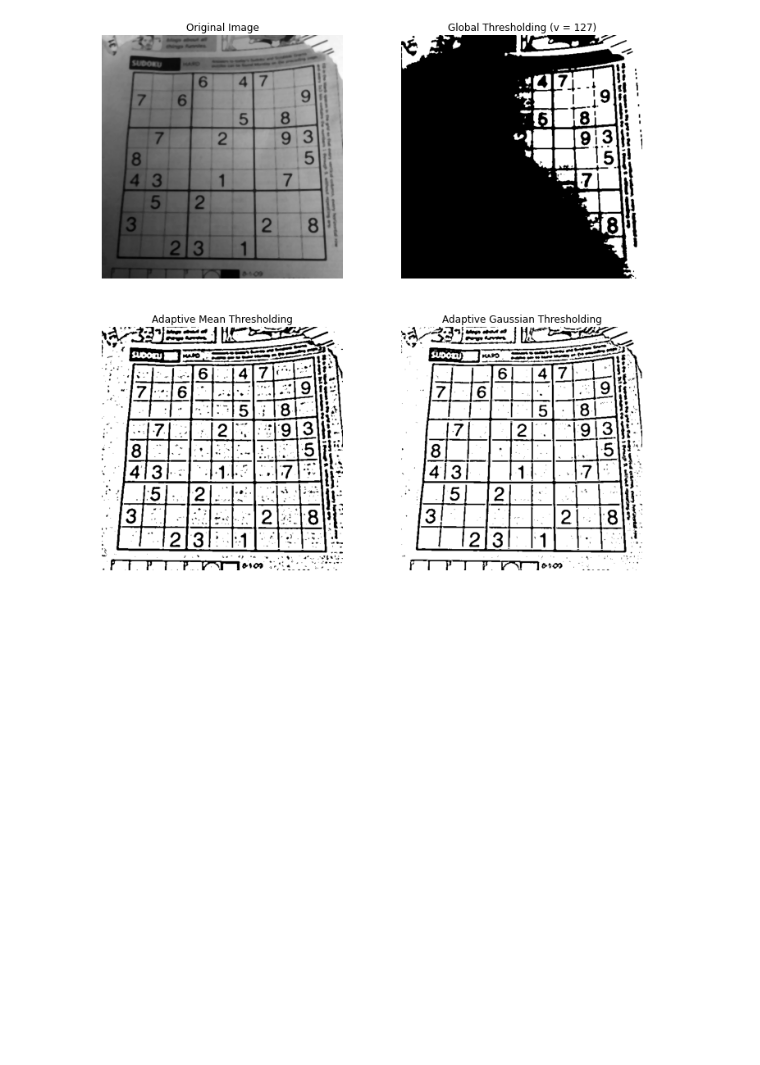
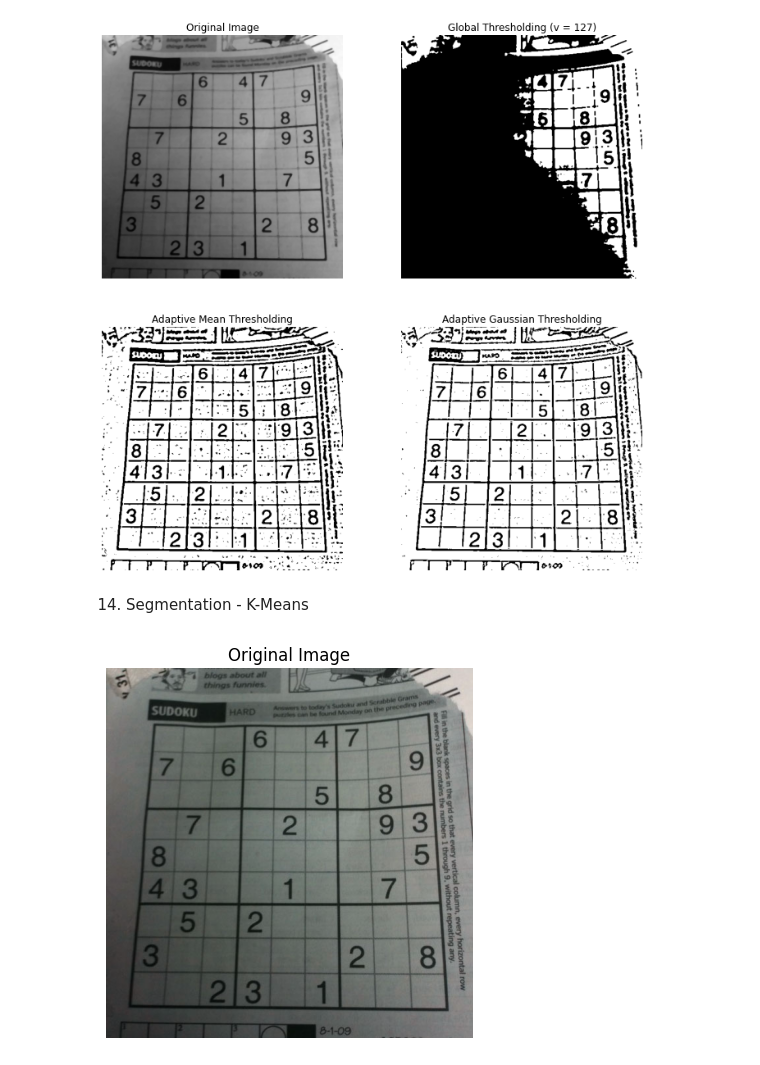
Before and after one commit to monkin77/feup-vc, a Jupyter notebook: weekly_exercises/week5.ipynb, the cells around one changed output. Drawn from its saved outputs; the diff is of its cells as text; code cells hidden in the pictures; blank space fills up the shorter version.

```diff
--- a/weekly_exercises/week5.ipynb
+++ b/weekly_exercises/week5.ipynb
@@ -130,3 +130,23 @@ def adaptiveThresholding(img, blockSize, C):
 adaptiveThresholding(gray, 11, 2)
 # %% [output]
 [figure]
+# %% [markdown]
+14. Segmentation - K-Means
+# %%
+# Read the image
+filename = 'sudoku.png'
+img = cv2.imread(os.path.join(imagesDir, filename))   # Segmentation is done on grayscale images
+
+# if image is not read properly, print error message and exit
+if img is None:
+    print("Could not read the image.")
+else:
+    plt.imshow(img)
+    plt.title('Original Image')
+    plt.axis('off')
+    plt.show()
+
+# Convert to grayscale
+gray = cv2.cvtColor(img, cv2.COLOR_BGR2GRAY)
+# %% [output]
+[figure, added]
```
Also changed, not shown: parts of 1 cell of this notebook.
